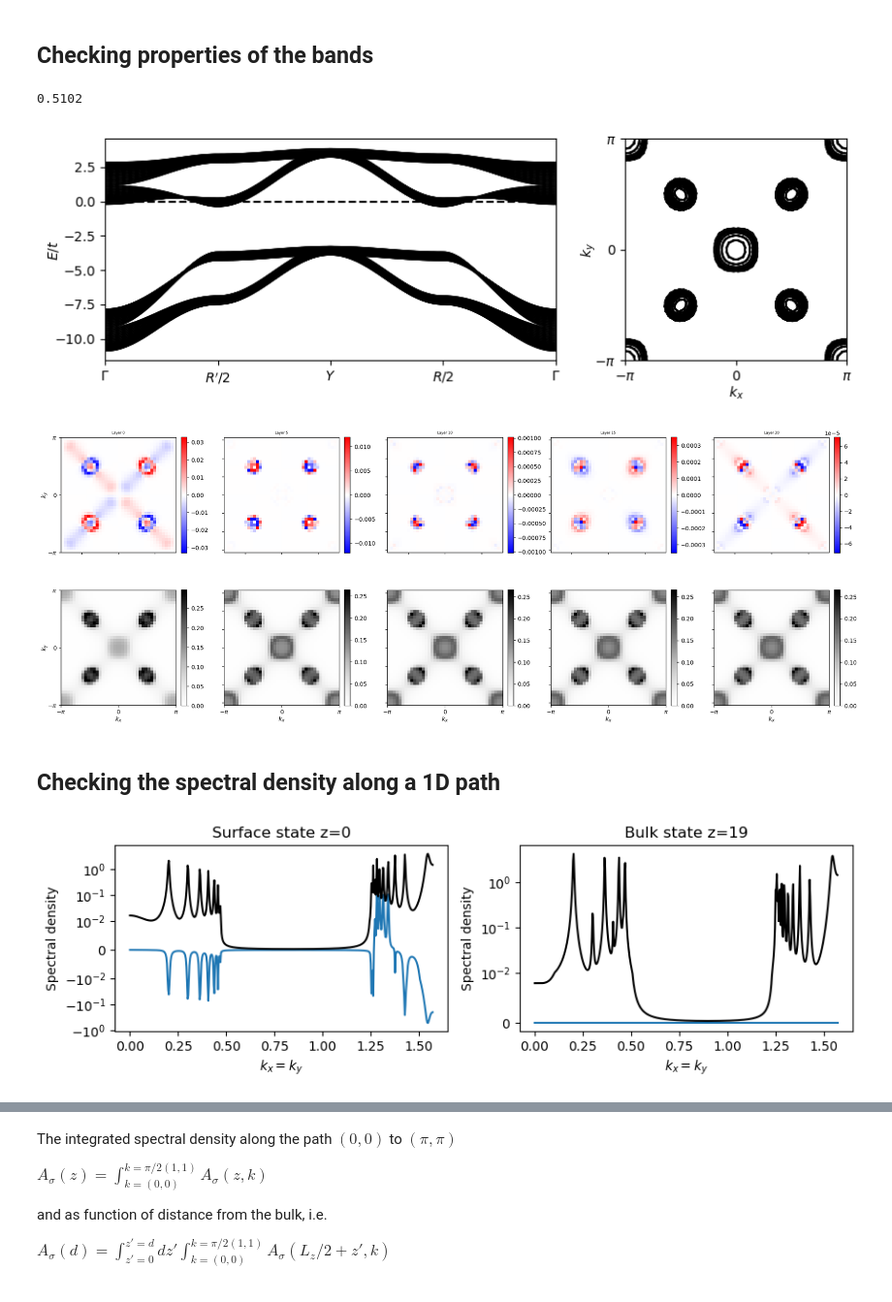
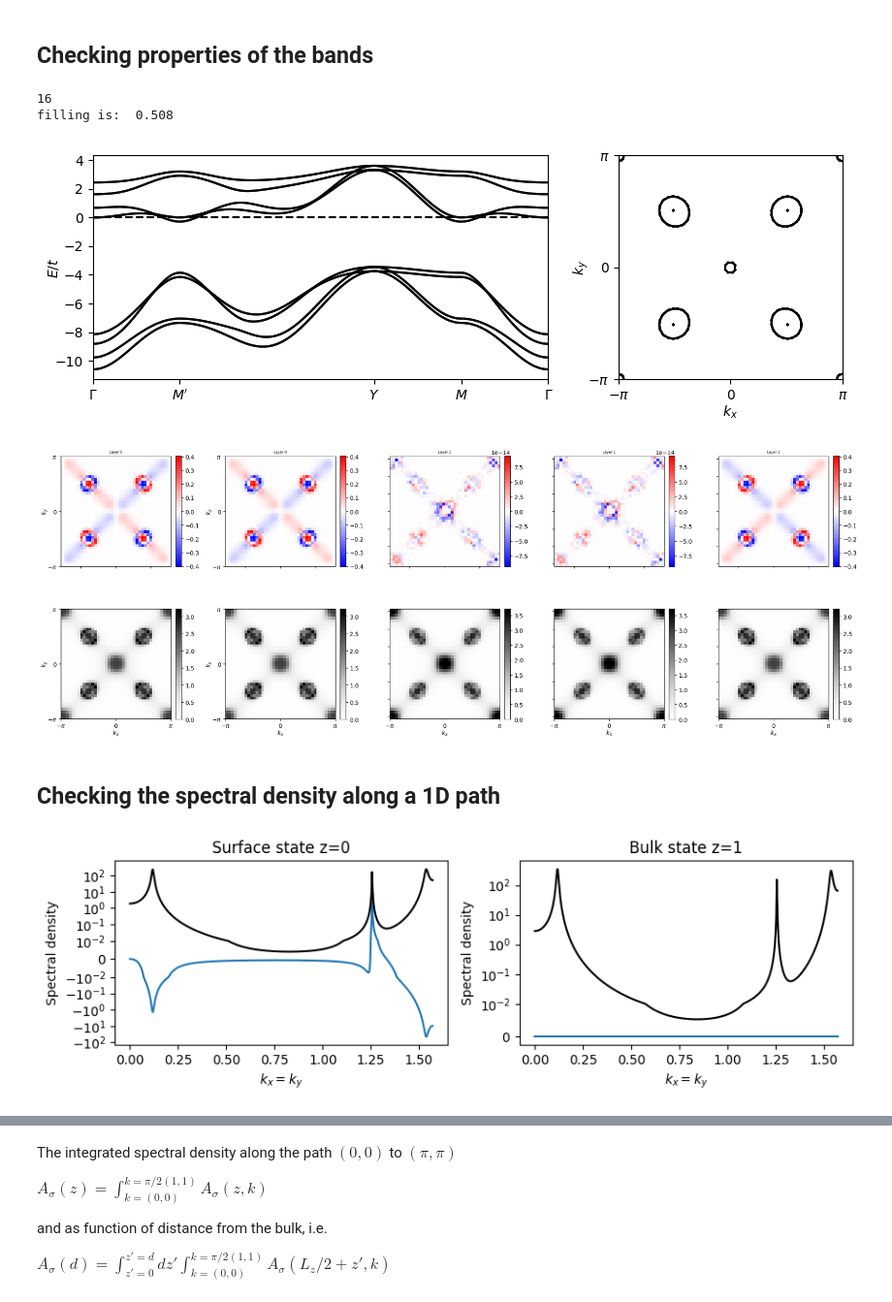
Before and after one commit to dpreuo/alter_surf, a Jupyter notebook: MF_surface_DLKK.ipynb, the cells around one changed output, grey strips where cells are left out. Shown at 97% size. Cells and saved outputs as stored; diff of their text form; code cells hidden in the pictures.

Commit message:
everything migrated, except the 2 orbital surface. ipynb

```diff
--- a/MF_surface_DLKK.ipynb
+++ b/MF_surface_DLKK.ipynb
@@ -19,17 +22,19 @@ from alter_surf.utils3D import projector2layer
 The autoreload extension is already loaded. To reload it, use:
   %reload_ext autoreload
 # %%
-Hparam0 = dict(len_z=40,delta=0.8, tp=0.5, tz=1, U=8, filling=0.5+1e-2, PBC= False)
-MF_parameters = dict(n_steps=60, Lq=40, tol_mdiff=1e-4,mixing_proportion=0.1,adjust_learning_rate=False)
+Hparam0 = dict(len_z=4,delta=0.8, tp=0.5, tz=1, U=8, filling=0.5+1e-2, PBC= False)
+H_DLKK = create_H_DLKK_3D_MF(param=Hparam0) #set up Hamiltonian with fixed len_z because it defines n_orbitals
+
+MF_parameters = dict(n_steps=6, Lq=40, tol_mdiff=1e-4,mixing_proportion=0.1,adjust_learning_rate=False)
 
 initial_parameters = dict(initial_mAF=(-1)**np.arange(Hparam0['len_z'])/4,
                           initial_mF =np.ones(Hparam0['len_z']) * 0,
                           initial_n=Hparam0['filling']*np.ones(Hparam0['len_z'])*2)
 
 
-mAFs, mFs, ns, fermi_energys = hartree_fock(Hparam0.copy(),initial_parameters, **MF_parameters)
+mAFs, mFs, ns, fermi_energys = hartree_fock(H_DLKK,initial_parameters, **MF_parameters)
 
-Hparam = dict(**Hparam0, mAF=mAFs[-1],mF=mFs[-1],ns=ns[-1],mu=fermi_energys[-1])
+H_DLKK.update_params(dict(mAF=mAFs[-1],mF=mFs[-1],ns=ns[-1],mu=fermi_energys[-1]))
 # %% [markdown]
 Checking the convergence of the MF simualtion
 # %%
@@ -143,22 +146,18 @@ Lowest energy state:  AM
 ## Checking properties of the bands
 # %%
 
-param = Hparam.copy()
-
-labels = ["R'",'\Gamma','R',"X",'\Gamma']
-labels = ['\Gamma',"R'/2","Y","R/2",'\Gamma']
-pathBZ = np.array([points_BZ[x] for x in labels])
-labels = ['$'+l+'$' for l in labels]
-
-coloring_operator = np.kron(np.ones(param['len_z']), Spin_operator)
-
+labels = ['\Gamma',"M'","Y","M",'\Gamma']
+coloring_operator = H_DLKK.operator.spin
 cmap = 'bwr'
 
+print(H_DLKK.n_orbitals)
+
 fig, [ax,ax1] = plt.subplots(1,2,gridspec_kw={'width_ratios': [2,1]},figsize=(10,3))
-plot_bandstruc(ax,H_DLKK_3D_MF,param=param,points_path=pathBZ,labels_points_path=labels,coloring_operator=coloring_operator,cmap=cmap)
-plot_FS(ax1,H_DLKK_3D_MF,param=param,coloring_operator=coloring_operator,cmap=cmap,Lq=50,print_filling=True)
+plot_bandstruc(ax,H_DLKK,labels_points_path=labels,coloring_operator=coloring_operator,cmap=cmap)
+plot_FS(ax1,H_DLKK,coloring_operator=coloring_operator,cmap=cmap,Lk=50,print_filling=True)
 # %% [output]
-0.5102
+16
+filling is:  0.508
-[figure, old version]
+[figure, new version]
 # %%
 Lq = MF_parameters['Lq'] #number of k-points in each direction
@@ -208,7 +200,7 @@ def plot_spectral_density(ax,spectral_density,cmap='bwr',title_plot='',show_xlab
     return im
 # %%
 Gamma = 10e-2
-len_z = param['len_z']
+len_z = Hparam0['len_z']
 #layers = [0,len_z//6,len_z//3,len_z//2]
 layers = np.linspace(0,len_z//2,5,dtype=int)
 
@@ -218,7 +210,7 @@ fig,axs = plt.subplots(2,len(layers),figsize=(4*len(layers),8))
 
 for ax_column,layer in zip(axs.T,layers):
     proj_2layers = projector2layer(layer,len_z=len_z)+projector2layer(layer+1,len_z=len_z)
-    coloring_operator = np.kron(proj_2layers,Spin_operator) #projected spin_operator
+    coloring_operator = np.kron(proj_2layers,H_DLKK.suboperator.spin) #projected spin_operator
 
     #compute spin spectral density
     Os = exp_value_O(coloring_operator,psis) #.shape=(n,y,x)
@@ -245,7 +237,7 @@ for ax_column,layer in zip(axs.T,layers):
 
 plt.tight_layout()
 # %% [output]
-[figure, old version]
+[figure, new version]
 # %% [markdown]
 ## Checking the spectral density along a 1D path
 # %%
@@ -287,7 +279,7 @@ axs[0].plot(kxs,spin_spec_dens[layer],'-')
 axs[0].plot(kxs,spec_dens[layer],'k-')
 axs[0].set_yscale('symlog',linthresh=1e-2)
 
-layer = layers[-1]//2 if layers[-1]==Hparam['len_z']-2 else layers[-1]
+layer = layers[-1]//2 if layers[-1]==len_z-2 else layers[-1]
 axs[1].set_title('Bulk state z='+str(layer))
 axs[1].plot(kxs,spin_spec_dens[layer],'-')
 axs[1].plot(kxs,spec_dens[layer],'k-')
@@ -300,7 +292,7 @@ axs[1].set_ylabel('Spectral density')
 
 plt.tight_layout()
 # %% [output]
-[figure, old version]
+[figure, new version]
 # %%
 fig,[ax1,ax2] = plt.subplots(1,2,figsize=(8,4))
 
```
Also changed, not shown: parts of 13 cells of this notebook, 22 other files.
